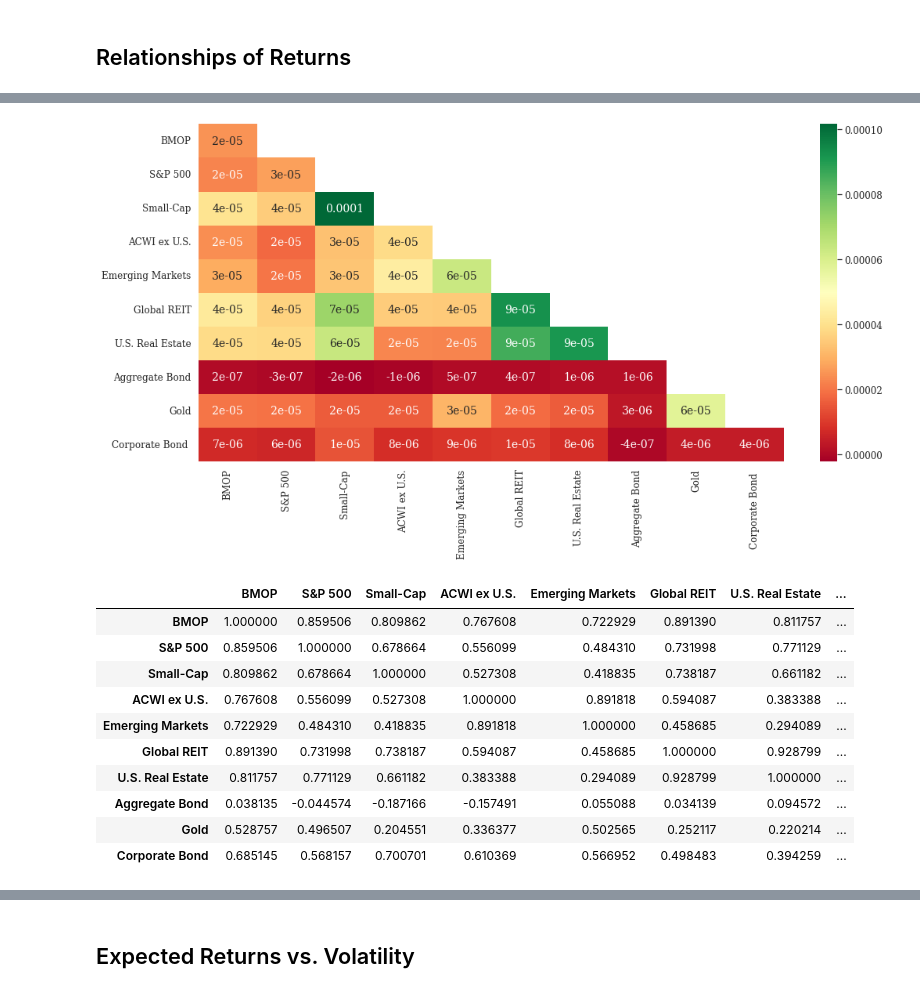
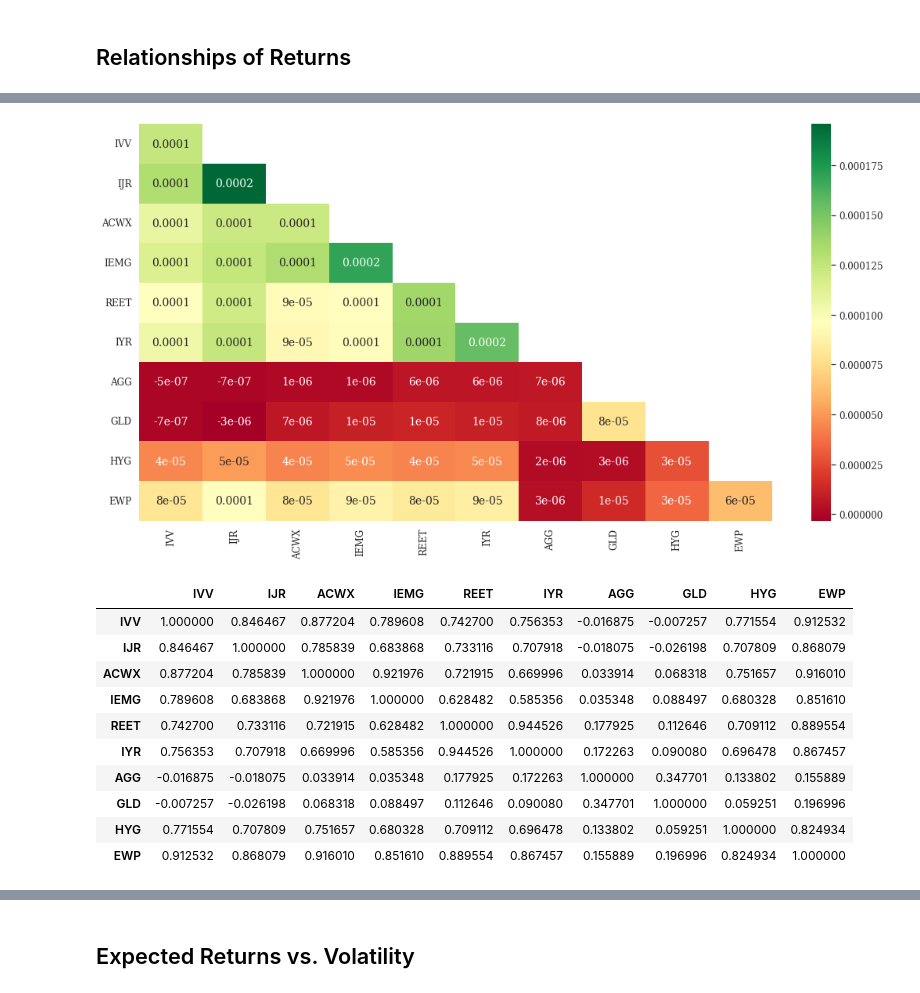
Before and after one commit to mkareshk/PortFawn, a Jupyter notebook: notebooks/portfolio.ipynb, the cells around one changed output, grey strips where cells are left out. Saved outputs shown, nothing was run; the diff lists cells and outputs as text; code cells hidden in the pictures.

Commit message:
update the portfolio notebook

```diff
--- a/notebooks/portfolio.ipynb
+++ b/notebooks/portfolio.ipynb
@@ -60,0 +34,9 @@ portfolio.evaluate()
+# %%
+portfolio_params = PortfolioParams(name="test_ewp", objective=objective,
+                                   target_return=target_return,
+                                   target_sd=target_sd,
+                                   weight_bound=weight_bound)
+# %%
+portfolio = Portfolio(portfolio_params)
+# %%
+performance = portfolio.run(asset_list=asset_list, date_start=date_start, date_end=date_end)
@@ -61,3 +49,5 @@ portfolio.evaluate()
+# %%
+plot_portfolio = PlotPortfolio(performance)
 # %% [markdown]
 ## Portfolio Returns
 # %%
@@ -132,22 +114,22 @@ portfolio.performance['portfolio_assets_returns'].cov()
 # %%
 # Cov plot
-fig, ax = portfolio.plot_cov()
+fig, ax = plot_portfolio.plot_cov()
 # %% [output]
-[figure, old version]
+[figure, new version]
 # %%
 # Corr Data
-portfolio.performance['portfolio_assets_returns'].corr()
+performance['portfolio_assets_returns'].corr()
 # %% [output]
-|  | BMOP | S&P 500 | Small-Cap | ACWI ex U.S. | Emerging Markets | Global REIT | U.S. Real Estate | ... |
-| BMOP | 1.000000 | 0.859506 | 0.809862 | 0.767608 | 0.722929 | 0.891390 | 0.811757 | ... |
-| S&P 500 | 0.859506 | 1.000000 | 0.678664 | 0.556099 | 0.484310 | 0.731998 | 0.771129 | ... |
-| Small-Cap | 0.809862 | 0.678664 | 1.000000 | 0.527308 | 0.418835 | 0.738187 | 0.661182 | ... |
-| ACWI ex U.S. | 0.767608 | 0.556099 | 0.527308 | 1.000000 | 0.891818 | 0.594087 | 0.383388 | ... |
-| Emerging Markets | 0.722929 | 0.484310 | 0.418835 | 0.891818 | 1.000000 | 0.458685 | 0.294089 | ... |
-| Global REIT | 0.891390 | 0.731998 | 0.738187 | 0.594087 | 0.458685 | 1.000000 | 0.928799 | ... |
-| U.S. Real Estate | 0.811757 | 0.771129 | 0.661182 | 0.383388 | 0.294089 | 0.928799 | 1.000000 | ... |
-| Aggregate Bond | 0.038135 | -0.044574 | -0.187166 | -0.157491 | 0.055088 | 0.034139 | 0.094572 | ... |
-| Gold | 0.528757 | 0.496507 | 0.204551 | 0.336377 | 0.502565 | 0.252117 | 0.220214 | ... |
-| Corporate Bond | 0.685145 | 0.568157 | 0.700701 | 0.610369 | 0.566952 | 0.498483 | 0.394259 | ... |
+|  | IVV | IJR | ACWX | IEMG | REET | IYR | AGG | GLD | HYG | EWP |
+| IVV | 1.000000 | 0.846467 | 0.877204 | 0.789608 | 0.742700 | 0.756353 | -0.016875 | -0.007257 | 0.771554 | 0.912532 |
+| IJR | 0.846467 | 1.000000 | 0.785839 | 0.683868 | 0.733116 | 0.707918 | -0.018075 | -0.026198 | 0.707809 | 0.868079 |
+| ACWX | 0.877204 | 0.785839 | 1.000000 | 0.921976 | 0.721915 | 0.669996 | 0.033914 | 0.068318 | 0.751657 | 0.916010 |
+| IEMG | 0.789608 | 0.683868 | 0.921976 | 1.000000 | 0.628482 | 0.585356 | 0.035348 | 0.088497 | 0.680328 | 0.851610 |
+| REET | 0.742700 | 0.733116 | 0.721915 | 0.628482 | 1.000000 | 0.944526 | 0.177925 | 0.112646 | 0.709112 | 0.889554 |
+| IYR | 0.756353 | 0.707918 | 0.669996 | 0.585356 | 0.944526 | 1.000000 | 0.172263 | 0.090080 | 0.696478 | 0.867457 |
+| AGG | -0.016875 | -0.018075 | 0.033914 | 0.035348 | 0.177925 | 0.172263 | 1.000000 | 0.347701 | 0.133802 | 0.155889 |
+| GLD | -0.007257 | -0.026198 | 0.068318 | 0.088497 | 0.112646 | 0.090080 | 0.347701 | 1.000000 | 0.059251 | 0.196996 |
+| HYG | 0.771554 | 0.707809 | 0.751657 | 0.680328 | 0.709112 | 0.696478 | 0.133802 | 0.059251 | 1.000000 | 0.824934 |
+| EWP | 0.912532 | 0.868079 | 0.916010 | 0.851610 | 0.889554 | 0.867457 | 0.155889 | 0.196996 | 0.824934 | 1.000000 |
 # %%
 # Corr plot
```
Also changed, not shown: parts of 15 cells of this notebook.
